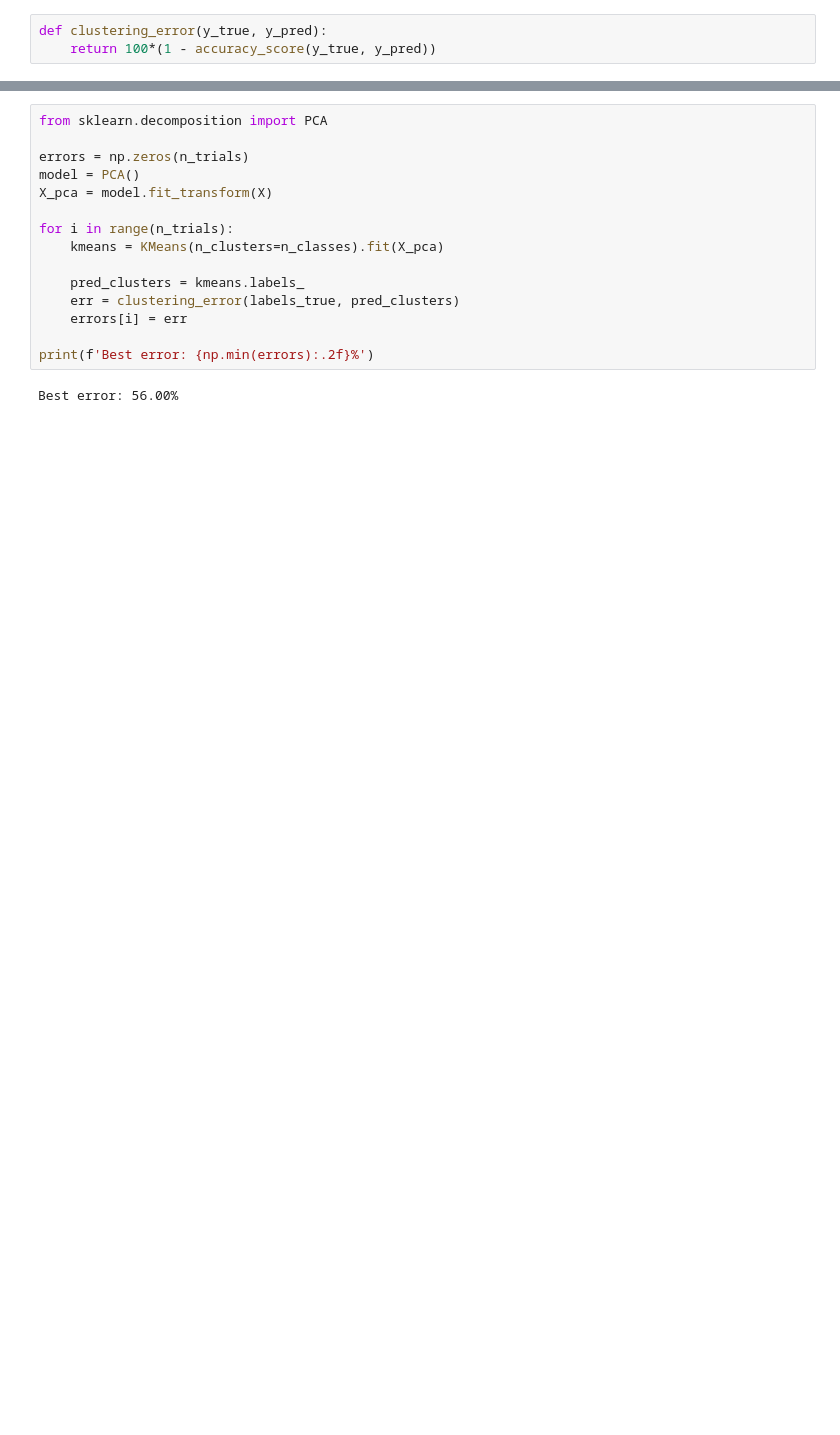
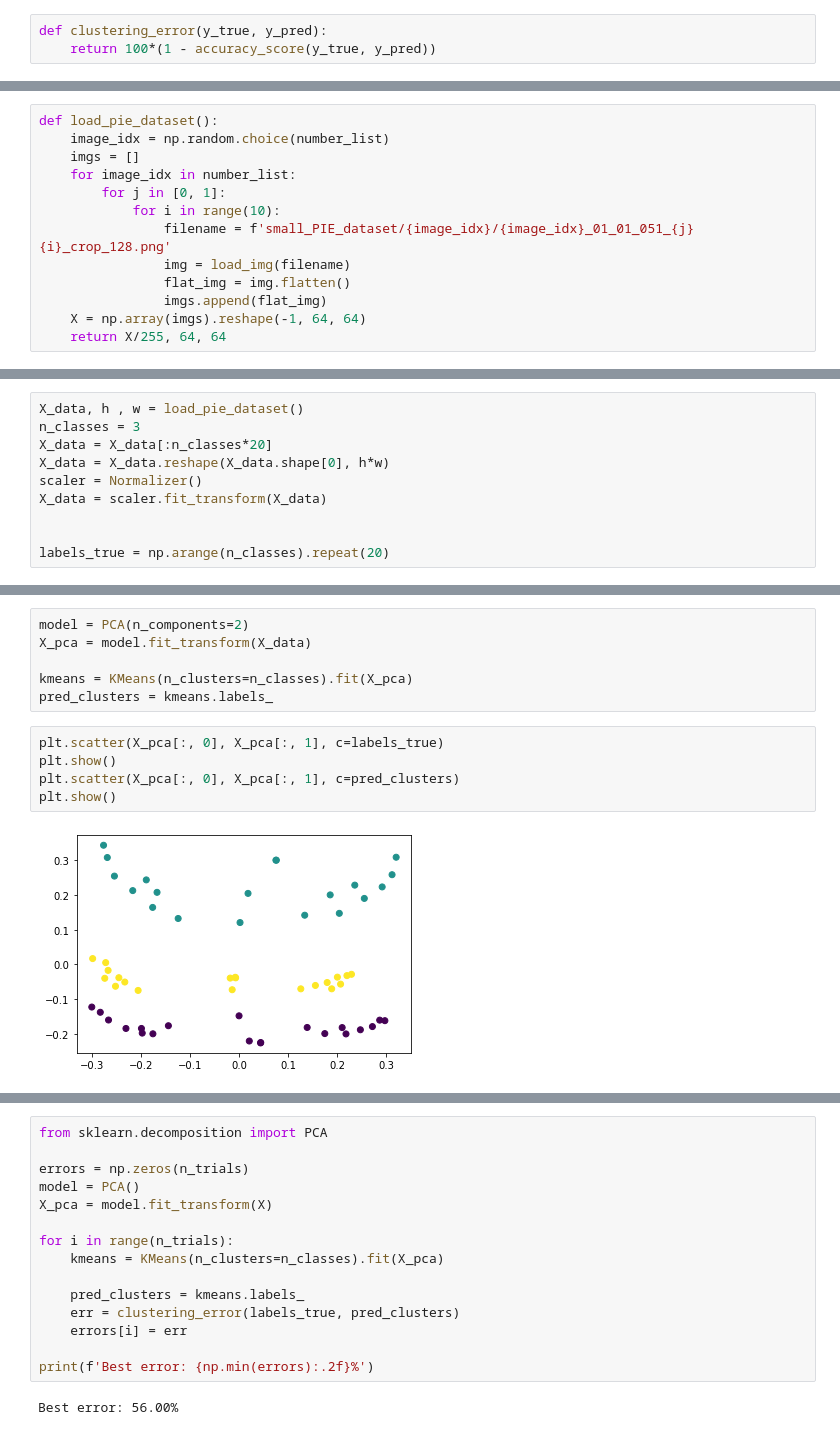
Before and after one commit to alexandrelutt/r_pca_project, a Jupyter notebook: test_clustering.ipynb, the cells around one changed output, grey strips where cells are left out. Saved outputs shown, nothing was run; the diff lists cells and outputs as text; blank space fills up the shorter version.

Commit message:
No occlusion graph and clustering

```diff
--- a/test_clustering.ipynb
+++ b/test_clustering.ipynb
@@ -18,0 +211,13 @@ def clustering_error(y_true, y_pred):
+# %%
+def load_pie_dataset():
+    image_idx = np.random.choice(number_list)
+    imgs = []
+    for image_idx in number_list:
+        for j in [0, 1]:
+            for i in range(10):
+                filename = f'small_PIE_dataset/{image_idx}/{image_idx}_01_01_051_{j}{i}_crop_128.png'
+                img = load_img(filename)
+                flat_img = img.flatten()
+                imgs.append(flat_img)
+    X = np.array(imgs).reshape(-1, 64, 64)
+    return X/255, 64, 64
@@ -18,0 +360,10 @@ def clustering_error(y_true, y_pred):
+# %%
+X_data, h , w = load_pie_dataset()
+n_classes = 3
+X_data = X_data[:n_classes*20]
+X_data = X_data.reshape(X_data.shape[0], h*w)
+scaler = Normalizer()
+X_data = scaler.fit_transform(X_data)
+
+
+labels_true = np.arange(n_classes).repeat(20)
@@ -18,0 +393,13 @@ def clustering_error(y_true, y_pred):
+# %%
+model = PCA(n_components=2)
+X_pca = model.fit_transform(X_data)
+
+kmeans = KMeans(n_clusters=n_classes).fit(X_pca)
+pred_clusters = kmeans.labels_
+# %%
+plt.scatter(X_pca[:, 0], X_pca[:, 1], c=labels_true)
+plt.show()
+plt.scatter(X_pca[:, 0], X_pca[:, 1], c=pred_clusters)
+plt.show()
+# %% [output]
+[figure, added]
```
Also changed, not shown: parts of 51 cells of this notebook, 2 other files.
